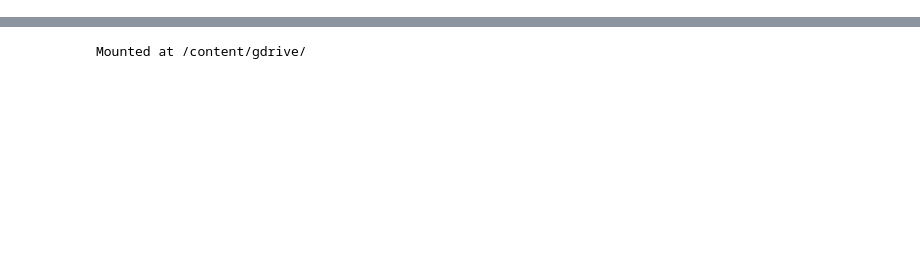
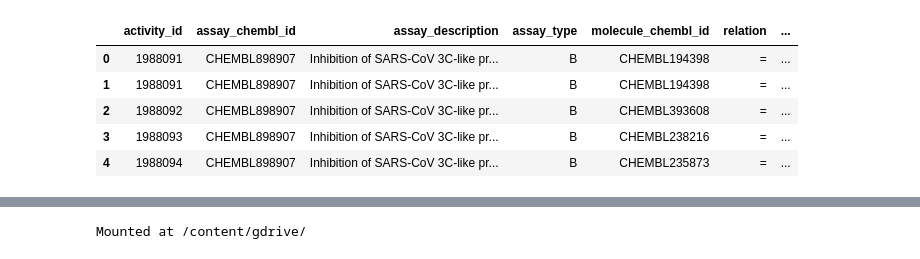
Before and after one commit to khanfs/ComputationalBiology-xGenomics, a Jupyter notebook: ChEMBL_API.ipynb, the cells around one changed output, grey strips where cells are left out. Cells and saved outputs as stored; diff of their text form; code cells hidden in the pictures; blank space fills up the shorter version.

```diff
--- a/ChEMBL_API.ipynb
+++ b/ChEMBL_API.ipynb
@@ -228,0 +226,10 @@ df.to_csv('chembl_bioactivity_raw_data.csv', index=False)
+# %%
+bioactivities_df.drop(["units", "value"], axis=1, inplace=True)
+bioactivities_df.head()
+# %% [output]
+|  | activity_id | assay_chembl_id | assay_description | assay_type | molecule_chembl_id | relation | ... |
+| 0 | 1988091 | CHEMBL898907 | Inhibition of SARS-CoV 3C-like pr... | B | CHEMBL194398 | = | ... |
+| 1 | 1988091 | CHEMBL898907 | Inhibition of SARS-CoV 3C-like pr... | B | CHEMBL194398 | = | ... |
+| 2 | 1988092 | CHEMBL898907 | Inhibition of SARS-CoV 3C-like pr... | B | CHEMBL393608 | = | ... |
+| 3 | 1988093 | CHEMBL898907 | Inhibition of SARS-CoV 3C-like pr... | B | CHEMBL238216 | = | ... |
+| 4 | 1988094 | CHEMBL898907 | Inhibition of SARS-CoV 3C-like pr... | B | CHEMBL235873 | = | ... |
```
Also changed, not shown: parts of 119 cells of this notebook.
